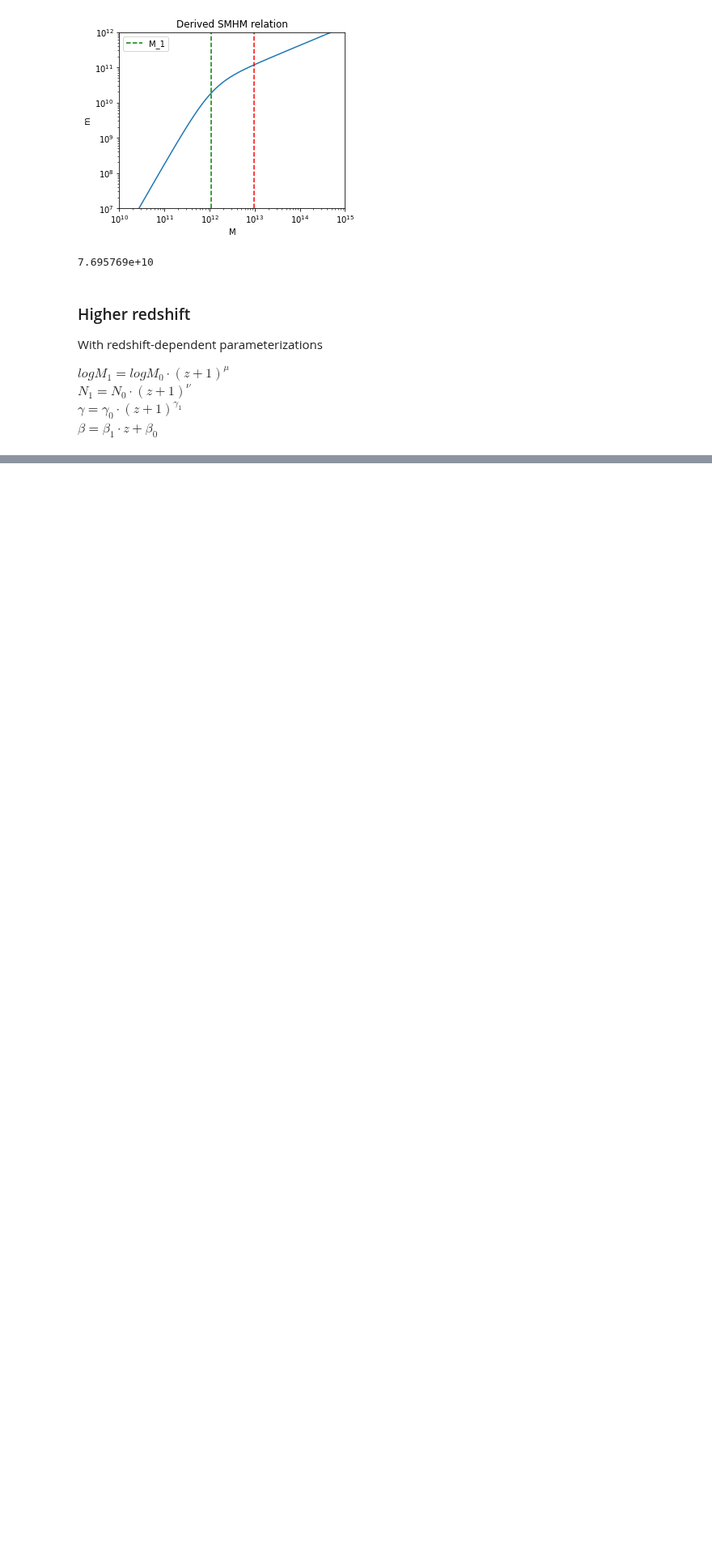
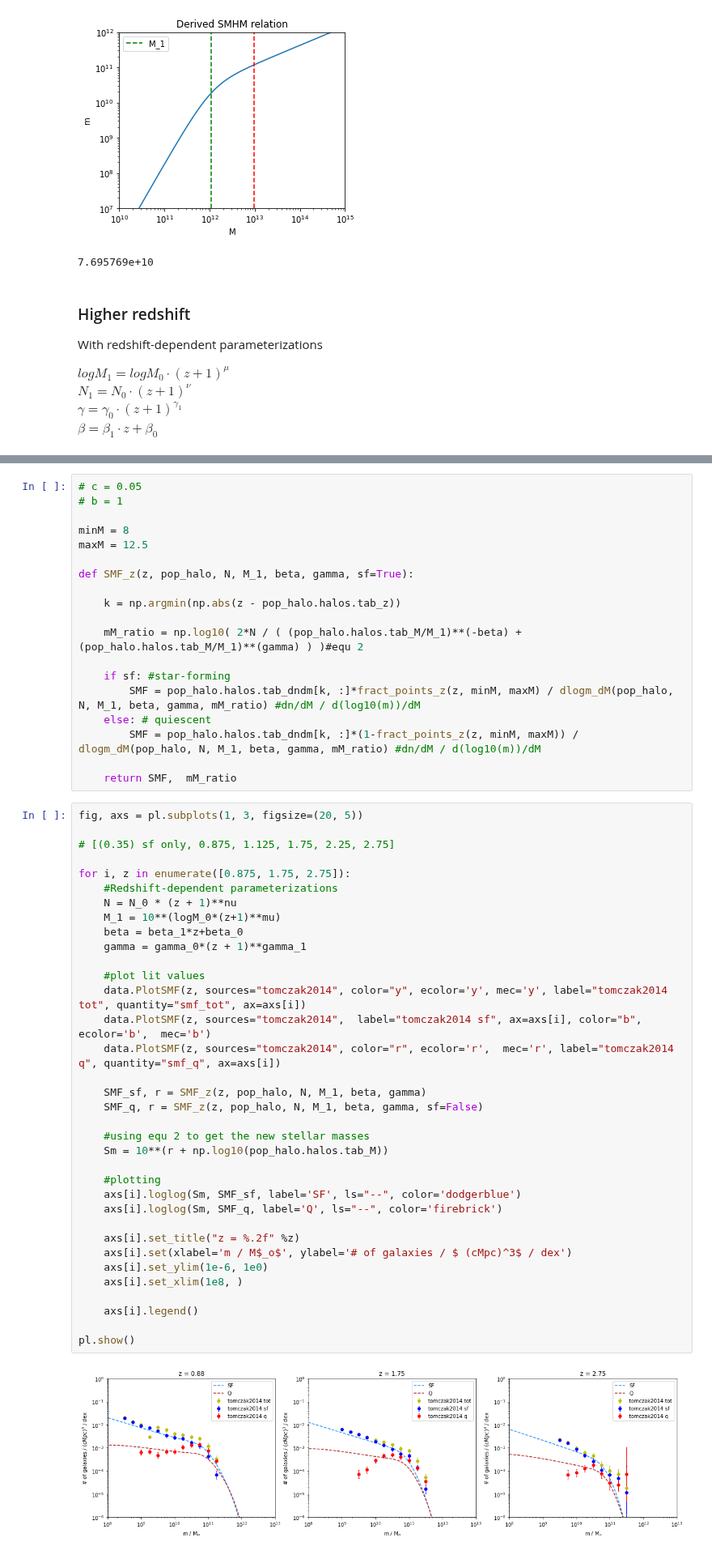
Before and after one commit to eklem1/GalaxySim, a Jupyter notebook: SMF_SFvsQ.ipynb, the cells around one changed output, grey strips where cells are left out. Shown at 81% size. Cells and saved outputs as stored; diff of their text form; blank space fills up the shorter version.

```diff
--- a/SMF_SFvsQ.ipynb
+++ b/SMF_SFvsQ.ipynb
@@ -261,0 +269,56 @@ pl.show()
+# %%
+# c = 0.05
+# b = 1
+
+minM = 8
+maxM = 12.5
+
+def SMF_z(z, pop_halo, N, M_1, beta, gamma, sf=True):
+
+    k = np.argmin(np.abs(z - pop_halo.halos.tab_z))
+
+    mM_ratio = np.log10( 2*N / ( (pop_halo.halos.tab_M/M_1)**(-beta) + (pop_halo.halos.tab_M/M_1)**(gamma) ) )#equ 2
+
+    if sf: #star-forming
+        SMF = pop_halo.halos.tab_dndm[k, :]*fract_points_z(z, minM, maxM) / dlogm_dM(pop_halo, N, M_1, beta, gamma, mM_ratio) #dn/dM / d(log10(m))/dM
+    else: # quiescent
+        SMF = pop_halo.halos.tab_dndm[k, :]*(1-fract_points_z(z, minM, maxM)) / dlogm_dM(pop_halo, N, M_1, beta, gamma, mM_ratio) #dn/dM / d(log10(m))/dM
+
+    return SMF,  mM_ratio
+# %%
+fig, axs = pl.subplots(1, 3, figsize=(20, 5))
+
+# [(0.35) sf only, 0.875, 1.125, 1.75, 2.25, 2.75]
+
+for i, z in enumerate([0.875, 1.75, 2.75]):
+    #Redshift-dependent parameterizations
+    N = N_0 * (z + 1)**nu
+    M_1 = 10**(logM_0*(z+1)**mu)
+    beta = beta_1*z+beta_0
+    gamma = gamma_0*(z + 1)**gamma_1
+
+    #plot lit values
+    data.PlotSMF(z, sources="tomczak2014", color="y", ecolor='y', mec='y', label="tomczak2014 tot", quantity="smf_tot", ax=axs[i])
+    data.PlotSMF(z, sources="tomczak2014",  label="tomczak2014 sf", ax=axs[i], color="b", ecolor='b',  mec='b')
+    data.PlotSMF(z, sources="tomczak2014", color="r", ecolor='r',  mec='r', label="tomczak2014 q", quantity="smf_q", ax=axs[i])
+
+    SMF_sf, r = SMF_z(z, pop_halo, N, M_1, beta, gamma)
+    SMF_q, r = SMF_z(z, pop_halo, N, M_1, beta, gamma, sf=False)
+
+    #using equ 2 to get the new stellar masses
+    Sm = 10**(r + np.log10(pop_halo.halos.tab_M))
+
+    #plotting
+    axs[i].loglog(Sm, SMF_sf, label='SF', ls="--", color='dodgerblue')
+    axs[i].loglog(Sm, SMF_q, label='Q', ls="--", color='firebrick')
+
+    axs[i].set_title("z = %.2f" %z)
+    axs[i].set(xlabel='m / M$_o$', ylabel='# of galaxies / $ (cMpc)^3$ / dex')
+    axs[i].set_ylim(1e-6, 1e0)
+    axs[i].set_xlim(1e8, )
+
+    axs[i].legend()
+
+pl.show()
+# %% [output]
+[figure, added]
```
Also changed, not shown: parts of 9 cells of this notebook, 11 other files.
